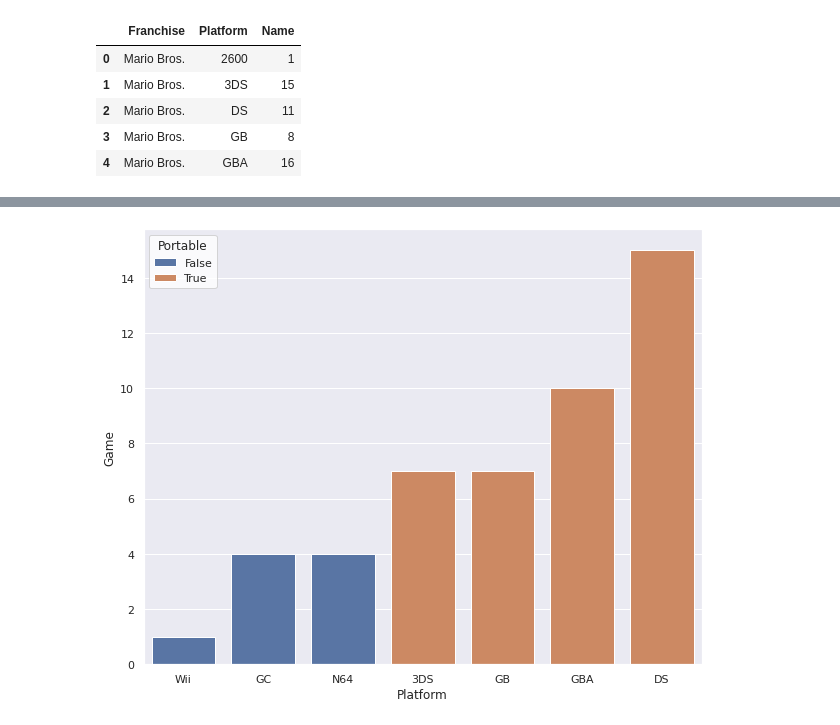
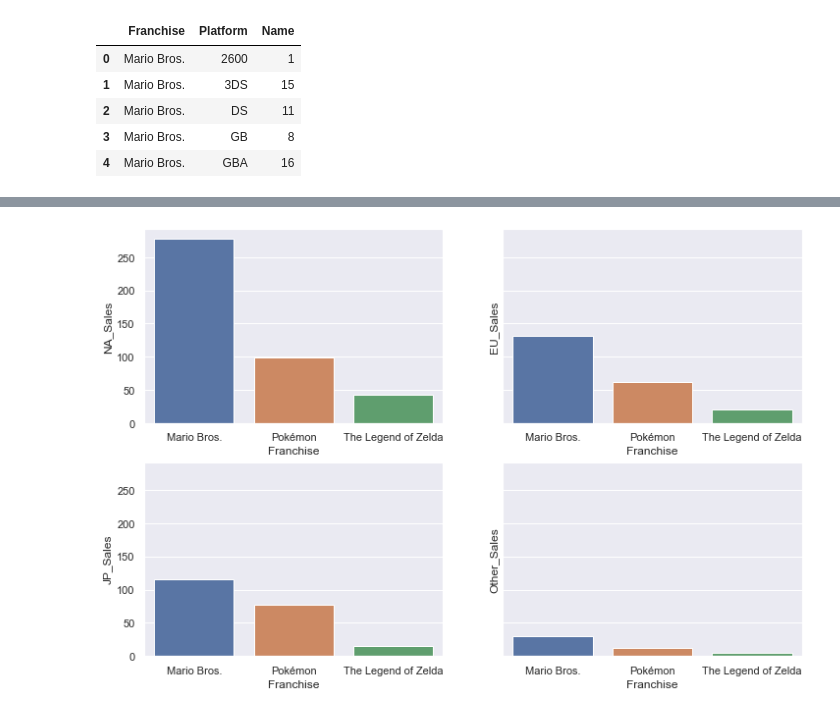
Before and after one commit to adamesalles/icd-eda, a Jupyter notebook: Eduardo.ipynb, the cells around one changed output, grey strips where cells are left out. Saved outputs shown, nothing was run; the diff lists cells and outputs as text; code cells hidden in the pictures.

```diff
--- a/Eduardo.ipynb
+++ b/Eduardo.ipynb
@@ -300,12 +274,11 @@ pokemon_gg
-# %%
-pokemon_ggp = pokemon_gg.assign(
-    Portable = lambda dataframe: dataframe['Platform'].map(lambda platform: True if platform in ('3DS','GB','GBA','DS') else False)
-)
-
-fig, ax = plt.subplots(figsize=(10,8))
-sns.set_theme(style="whitegrid")
-sns.barplot(ax = ax, x="Platform", y="Name", data=pokemon_ggp, hue="Portable", dodge=False)
-ax.set(ylabel='Game')
-plt.show()
-# %% [output]
-[figure, removed]
+# %%
+franchises_mrkt = franchises.groupby(["Franchise"],as_index=False)[["NA_Sales", "EU_Sales", "JP_Sales", "Other_Sales"]].sum()
+
+fig, ax = plt.subplots(2, 2,figsize=(12,8), sharey = True)
+sns.barplot(ax = ax[0, 0], x="Franchise", y="NA_Sales", data=franchises_mrkt,ci=None)
+sns.barplot(ax = ax[0, 1], x="Franchise", y="EU_Sales", data=franchises_mrkt,ci=None)
+sns.barplot(ax = ax[1, 0], x="Franchise", y="JP_Sales", data=franchises_mrkt,ci=None)
+sns.barplot(ax = ax[1, 1], x="Franchise", y="Other_Sales", data=franchises_mrkt,ci=None)
+plt.show()
+# %% [output]
+[figure, added]
```
Also changed, not shown: parts of 32 cells of this notebook.
